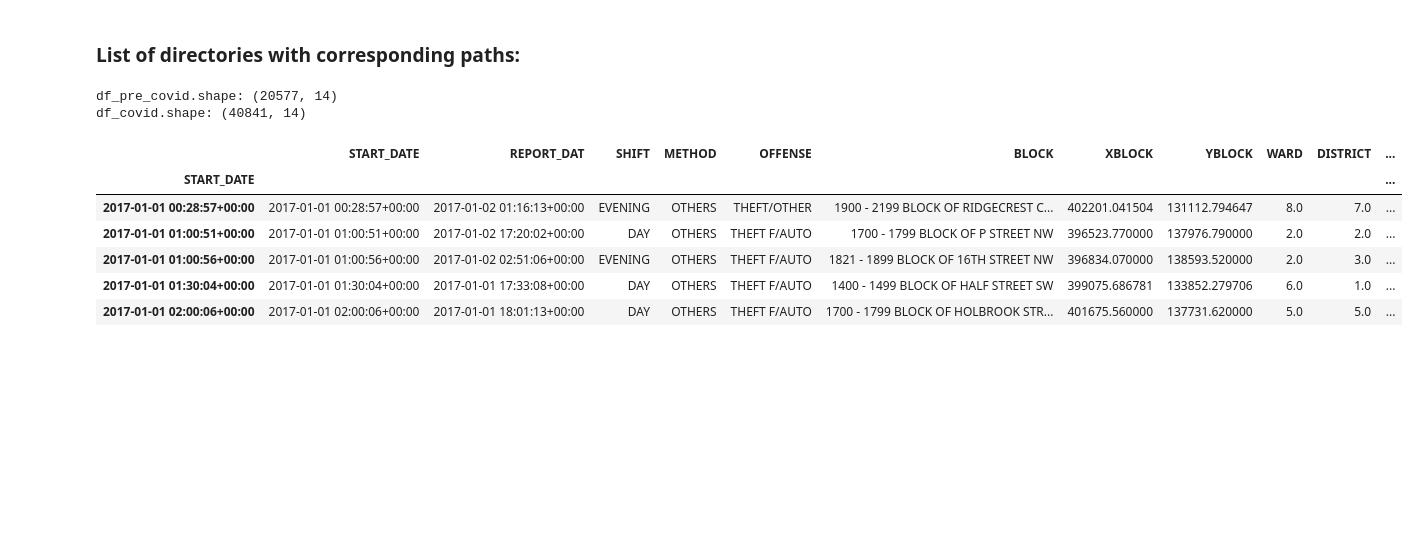
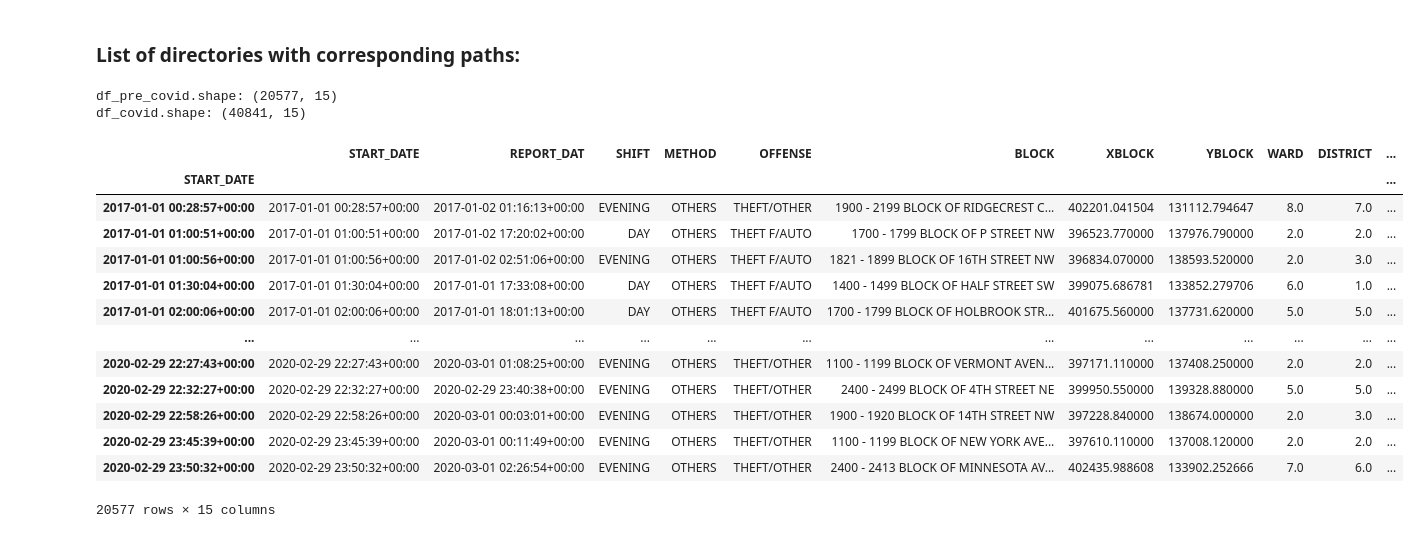
Before and after one commit to joannechoi/DC-Crime-Analysis, a Jupyter notebook: Training_Frameworks/default_training_start.ipynb, the cells around one changed output. Saved outputs shown, nothing was run; the diff lists cells and outputs as text; code cells hidden in the pictures; blank space fills up the shorter version.

Commit message:
updated read status and attempting to merge covid_cases+crime data

```diff
--- a/Training_Frameworks/default_training_start.ipynb
+++ b/Training_Frameworks/default_training_start.ipynb
@@ -11,8 +11,11 @@ main_dir = os.path.abspath('..') # os.path.join(os.getcwd())
 data_dir = os.path.join(main_dir, "Data")
 shapefiles_dir = os.path.join(main_dir, data_dir, "shapefiles")
 # %%
-df_pre_covid = pd.read_csv(os.path.join(data_dir, "Merged", "crime_during_pre-covid_time_data.csv"))
-df_covid = pd.read_csv(os.path.join(data_dir, "Merged", "crime_during_covid_time_data.csv"))
+df_pre_covid = pd.read_csv(os.path.join(data_dir, "Merged", "crime_pre-covid_time_data.csv"))
+df_covid = pd.read_csv(os.path.join(data_dir, "Merged", "crime_covid_time_data.csv"))
+
+df_pre_covid['START_DATE'] = pd.to_datetime(df_pre_covid['START_DATE'])
+df_covid['START_DATE'] = pd.to_datetime(df_covid['START_DATE'])
 
 df_pre_covid = df_pre_covid.set_index(df_pre_covid['START_DATE'])
 df_covid = df_covid.set_index(df_covid['START_DATE'])
@@ -20,20 +23,30 @@ df_covid = df_covid.set_index(df_covid['START_DATE'])
 del df_pre_covid["START_DATE.1"]
 del df_covid["START_DATE.1"]
 
+df_pre_covid['date'] = pd.to_datetime(df_pre_covid['START_DATE'].dt.date)
+df_covid['date'] = pd.to_datetime(df_covid['START_DATE'].dt.date)
+
 
 print("df_pre_covid.shape:", df_pre_covid.shape)
 print("df_covid.shape:", df_covid.shape)
 # %% [output]
-df_pre_covid.shape: (20577, 14)
-df_covid.shape: (40841, 14)
+df_pre_covid.shape: (20577, 15)
+df_covid.shape: (40841, 15)
 # %%
-df_pre_covid.head()
+df_pre_covid
 # %% [output]
 |  | START_DATE | REPORT_DAT | SHIFT | METHOD | OFFENSE | BLOCK | XBLOCK | YBLOCK | WARD | DISTRICT | ... |
 | START_DATE |  |  |  |  |  |  |  |  |  |  | ... |
 | 2017-01-01 00:28:57+00:00 | 2017-01-01 00:28:57+00:00 | 2017-01-02 01:16:13+00:00 | EVENING | OTHERS | THEFT/OTHER | 1900 - 2199 BLOCK OF RIDGECREST C... | 402201.041504 | 131112.794647 | 8.0 | 7.0 | ... |
 | 2017-01-01 01:00:51+00:00 | 2017-01-01 01:00:51+00:00 | 2017-01-02 17:20:02+00:00 | DAY | OTHERS | THEFT F/AUTO | 1700 - 1799 BLOCK OF P STREET NW | 396523.770000 | 137976.790000 | 2.0 | 2.0 | ... |
 | 2017-01-01 01:00:56+00:00 | 2017-01-01 01:00:56+00:00 | 2017-01-02 02:51:06+00:00 | EVENING | OTHERS | THEFT F/AUTO | 1821 - 1899 BLOCK OF 16TH STREET NW | 396834.070000 | 138593.520000 | 2.0 | 3.0 | ... |
 | 2017-01-01 01:30:04+00:00 | 2017-01-01 01:30:04+00:00 | 2017-01-01 17:33:08+00:00 | DAY | OTHERS | THEFT F/AUTO | 1400 - 1499 BLOCK OF HALF STREET SW | 399075.686781 | 133852.279706 | 6.0 | 1.0 | ... |
 | 2017-01-01 02:00:06+00:00 | 2017-01-01 02:00:06+00:00 | 2017-01-01 18:01:13+00:00 | DAY | OTHERS | THEFT F/AUTO | 1700 - 1799 BLOCK OF HOLBROOK STR... | 401675.560000 | 137731.620000 | 5.0 | 5.0 | ... |
+| ... | ... | ... | ... | ... | ... | ... | ... | ... | ... | ... | ... |
+| 2020-02-29 22:27:43+00:00 | 2020-02-29 22:27:43+00:00 | 2020-03-01 01:08:25+00:00 | EVENING | OTHERS | THEFT/OTHER | 1100 - 1199 BLOCK OF VERMONT AVEN... | 397171.110000 | 137408.250000 | 2.0 | 2.0 | ... |
+| 2020-02-29 22:32:27+00:00 | 2020-02-29 22:32:27+00:00 | 2020-02-29 23:40:38+00:00 | EVENING | OTHERS | THEFT/OTHER | 2400 - 2499 BLOCK OF 4TH STREET NE | 399950.550000 | 139328.880000 | 5.0 | 5.0 | ... |
+| 2020-02-29 22:58:26+00:00 | 2020-02-29 22:58:26+00:00 | 2020-03-01 00:03:01+00:00 | EVENING | OTHERS | THEFT/OTHER | 1900 - 1920 BLOCK OF 14TH STREET NW | 397228.840000 | 138674.000000 | 2.0 | 3.0 | ... |
+| 2020-02-29 23:45:39+00:00 | 2020-02-29 23:45:39+00:00 | 2020-03-01 00:11:49+00:00 | EVENING | OTHERS | THEFT/OTHER | 1100 - 1199 BLOCK OF NEW YORK AVE... | 397610.110000 | 137008.120000 | 2.0 | 2.0 | ... |
+| 2020-02-29 23:50:32+00:00 | 2020-02-29 23:50:32+00:00 | 2020-03-01 02:26:54+00:00 | EVENING | OTHERS | THEFT/OTHER | 2400 - 2413 BLOCK OF MINNESOTA AV... | 402435.988608 | 133902.252666 | 7.0 | 6.0 | ... |
+20577 rows × 15 columns
 # %%
```
Also changed, not shown: parts of 11 cells of this notebook, 1 other file.
